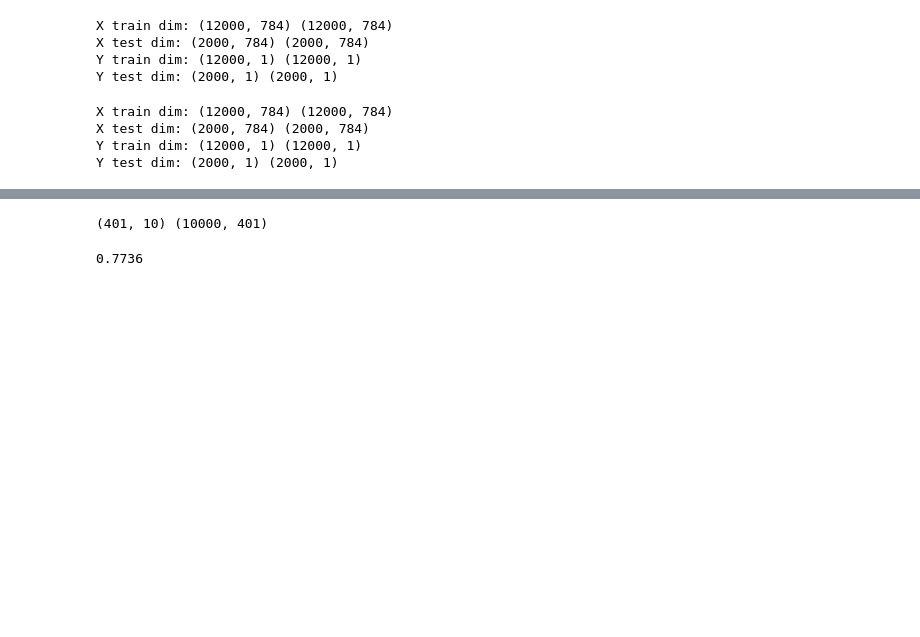
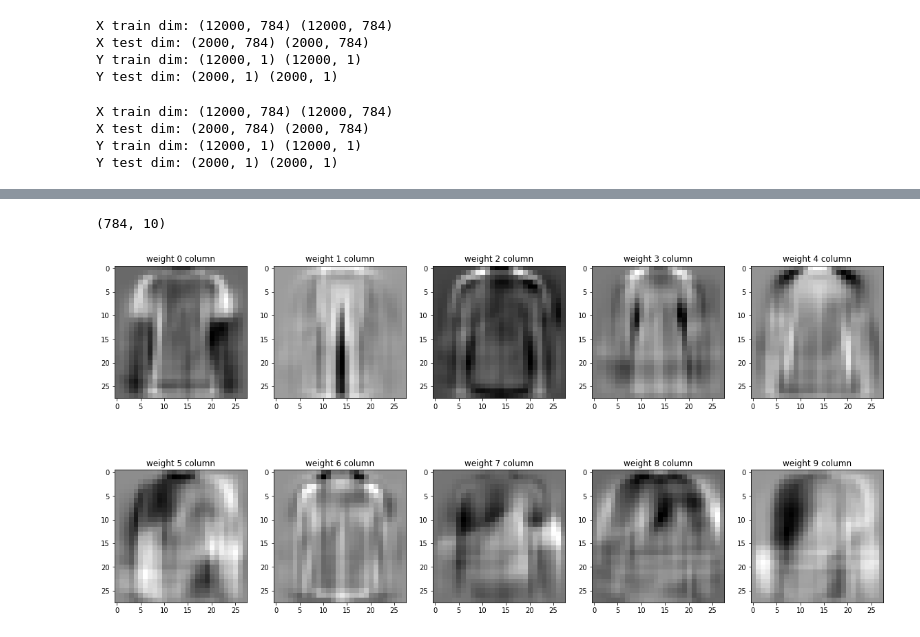
Before and after one commit to Zihaokong/DeepLearning, a Jupyter notebook: PA1/Programming Assignment 1.ipynb, the cells around one changed output, grey strips where cells are left out. Drawn from its saved outputs; the diff is of its cells as text; code cells hidden in the pictures; blank space fills up the shorter version.

```diff
--- a/PA1/Programming Assignment 1.ipynb
+++ b/PA1/Programming Assignment 1.ipynb
@@ -505,13 +514,17 @@ array([[0.04742587, 0.04742587, 0.04742587],
 # %%
-# Training - Softmax All
-
-# Number of PCs
-p = 400
+p = 100
 
 # Hyper-parameters
-learning_rate = 0.01
+learning_rate = 0.1
 num_batch = 10
 epoch = 100
 
+
+loss_training_folds = np.zeros((num_batch,epoch))
+loss_val_folds = np.zeros((num_batch,epoch))
+
+
+
 X_train_all_class_pc = np.vstack([np.ones(len(X_train_all_class)), (X_train_all_class @ pc_all_class[:,:p]).T]).T
 X_test_all_class_pc = np.vstack([np.ones(len(X_test_all_class)), (X_test_all_class @ pc_all_class[:,:p]).T]).T
+print(X_train_all_class_pc.shape)
@@ -715,27 +583,0 @@ Fold 9 Loss 30153.544937353407
-# %%
-
-# 随便写了个测试
-
-
-
-def predict(W,X,y):
-    print(W.shape,X.shape)
-    Y = softmax(X@W)
-    for i in range(Y.shape[0]):
-        ind = np.argmax(Y[i])
-        for j in range(len(Y[i])):
-            Y[i,j] = 0
-        Y[i][ind] = 1
-
-
-    n = 10000
-    count = 0
-    for i in range(10000):
-        if (Y[i] ==y[i]).all():
-            count = count  + 1
-
-    return count/n
-predict(best_w,X_test_all_class_pc,y_test_all_class)
-# %% [output]
-(401, 10) (10000, 401)
-0.7736
@@ -741,0 +604,35 @@ predict(best_w,X_test_all_class_pc,y_test_all_class)
+# %%
+#(X_train_all_class @ pc_all_class[:,:p]).shape
+#pc_all_class[:,:p].shape
+weight_no_bias = w[1:51,:]
+weight_visual = (pc_all_class[:,:50] @ weight_no_bias)
+
+print(weight_visual.shape)
+
+f, axs = plt.subplots(2,5,figsize=(20,10))
+#axs[0, 0].imshow(weight_visual[0].reshape((28, 28)), cmap='gray')
+axs[0,0].imshow(weight_visual[:,0].reshape((28,28)),cmap='gray')
+axs[0,0].set_title('weight 0 column')
+axs[0,1].imshow(weight_visual[:,1].reshape((28,28)),cmap='gray')
+axs[0,1].set_title('weight 1 column')
+axs[0,2].imshow(weight_visual[:,2].reshape((28,28)),cmap='gray')
+axs[0,2].set_title('weight 2 column')
+axs[0,3].imshow(weight_visual[:,3].reshape((28,28)),cmap='gray')
+axs[0,3].set_title('weight 3 column')
+axs[0,4].imshow(weight_visual[:,4].reshape((28,28)),cmap='gray')
+axs[0,4].set_title('weight 4 column')
+axs[1,0].imshow(weight_visual[:,5].reshape((28,28)),cmap='gray')
+axs[1,0].set_title('weight 5 column')
+axs[1,1].imshow(weight_visual[:,6].reshape((28,28)),cmap='gray')
+axs[1,1].set_title('weight 6 column')
+axs[1,2].imshow(weight_visual[:,7].reshape((28,28)),cmap='gray')
+axs[1,2].set_title('weight 7 column')
+axs[1,3].imshow(weight_visual[:,8].reshape((28,28)),cmap='gray')
+axs[1,3].set_title('weight 8 column')
+axs[1,4].imshow(weight_visual[:,9].reshape((28,28)),cmap='gray')
+axs[1,4].set_title('weight 9 column')
+
+f.savefig("weights.jpg")
+# %% [output]
+(784, 10)
+[figure, added]
```
Also changed, not shown: parts of 21 cells of this notebook, 10 other files.
